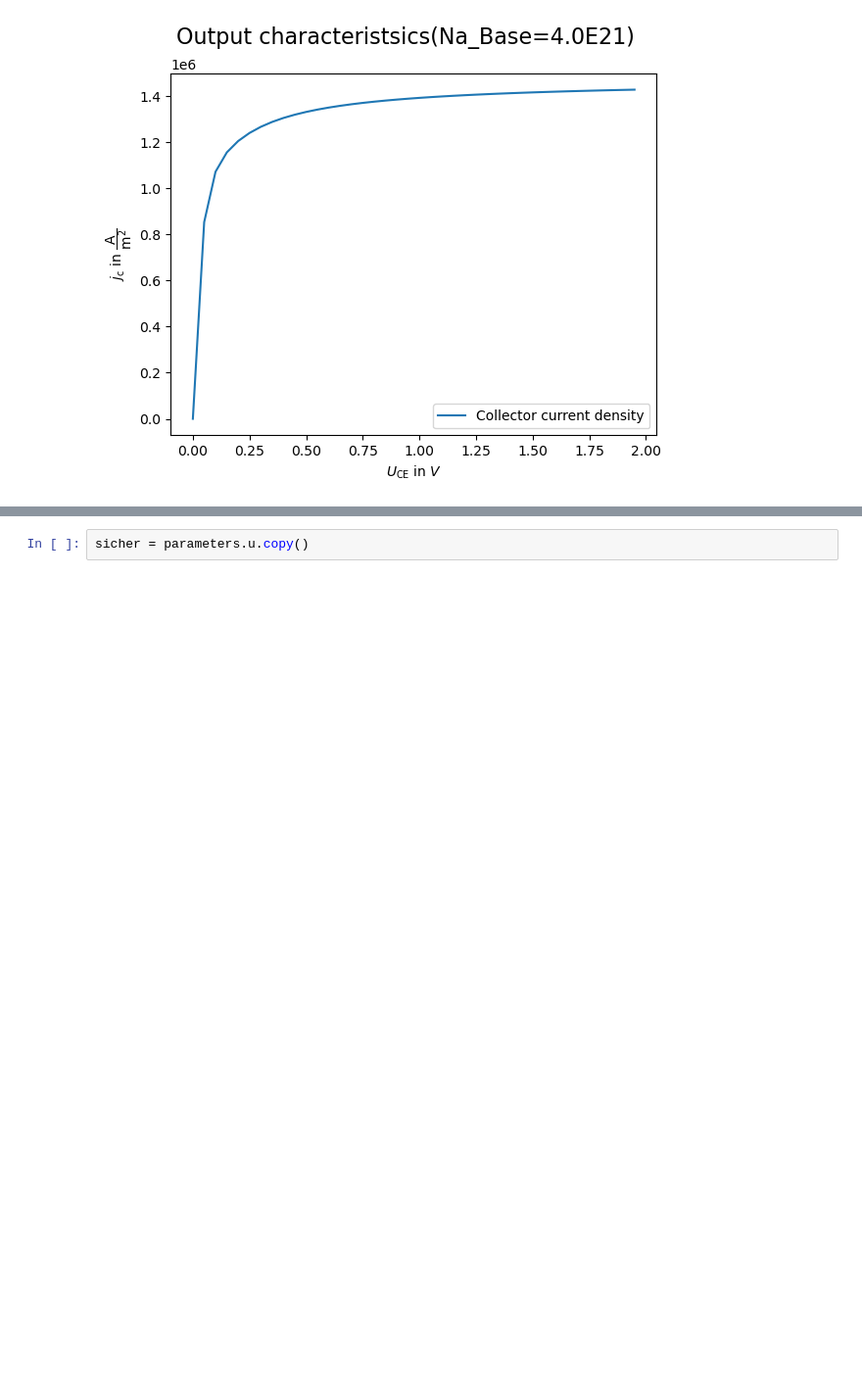
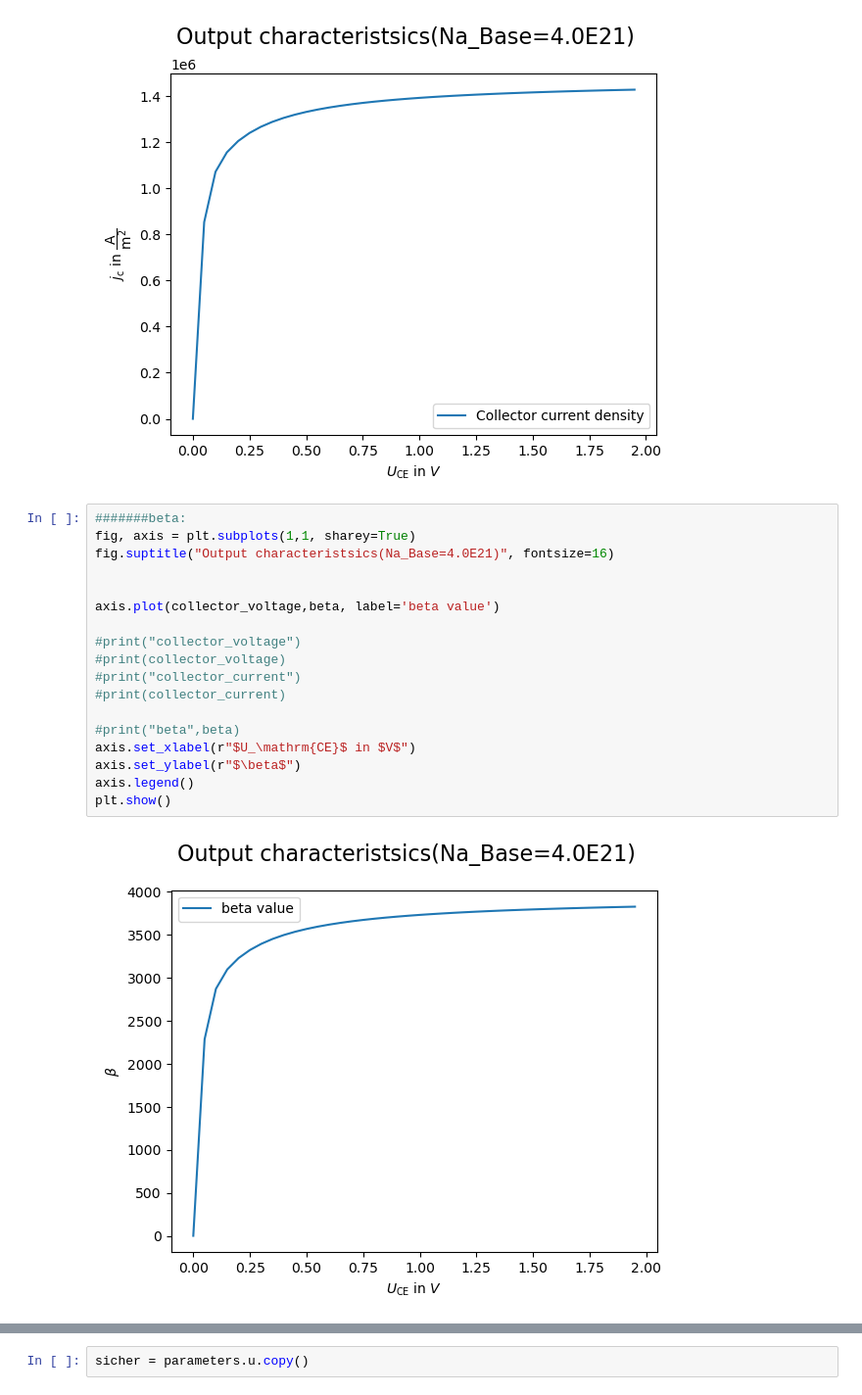
Before and after one commit to Taotu02feather/ECE340_Project, a Jupyter notebook: ECE340_Part1.ipynb, the cells around one changed output, grey strips where cells are left out. Shown: that part at 98% size. Drawn from its saved outputs; the diff is of its cells as text; blank space fills up the shorter version.

Commit message:
beta

```diff
--- a/ECE340_Part1.ipynb
+++ b/ECE340_Part1.ipynb
@@ -286,3 +286,23 @@ collector_current
 [-0.0051626997666955055, 852491.8985313629, 1070828.3780912969, 1154825.544001335, 1203954.59361115, 1238908.5082230994, 1265646.1743963286, 1286825.3035064351, 1304003.5621941602, 1318203.2316816337, ...
 beta [-1.383596089973849e-05, 2285.2498074604064, 2870.7258448324724, 3095.987266901447, 3227.7455378772434, 3321.490145269651, 3393.2005220744577, 3450.0037277360975, 3496.076981246535, 3534.16181511 ...
 [figure]
+# %%
+#######beta:
+fig, axis = plt.subplots(1,1, sharey=True)
+fig.suptitle("Output characteristsics(Na_Base=4.0E21)", fontsize=16)
+
+
+axis.plot(collector_voltage,beta, label='beta value')
+
+#print("collector_voltage")
+#print(collector_voltage)
+#print("collector_current")
+#print(collector_current)
+
+#print("beta",beta)
+axis.set_xlabel(r"$U_\mathrm{CE}$ in $V$")
+axis.set_ylabel(r"$\beta$")
+axis.legend()
+plt.show()
+# %% [output]
+[figure, added]
```
Also changed, not shown: parts of 7 cells of this notebook.
